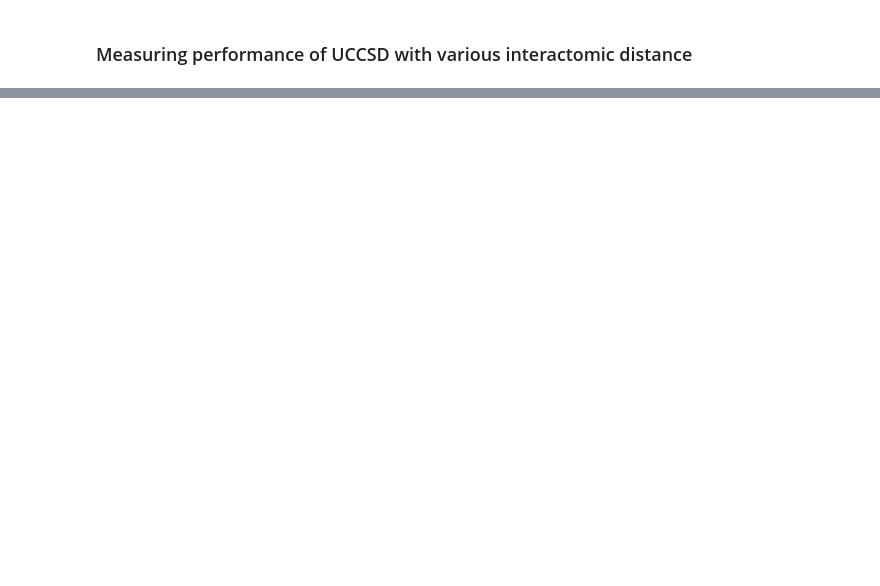
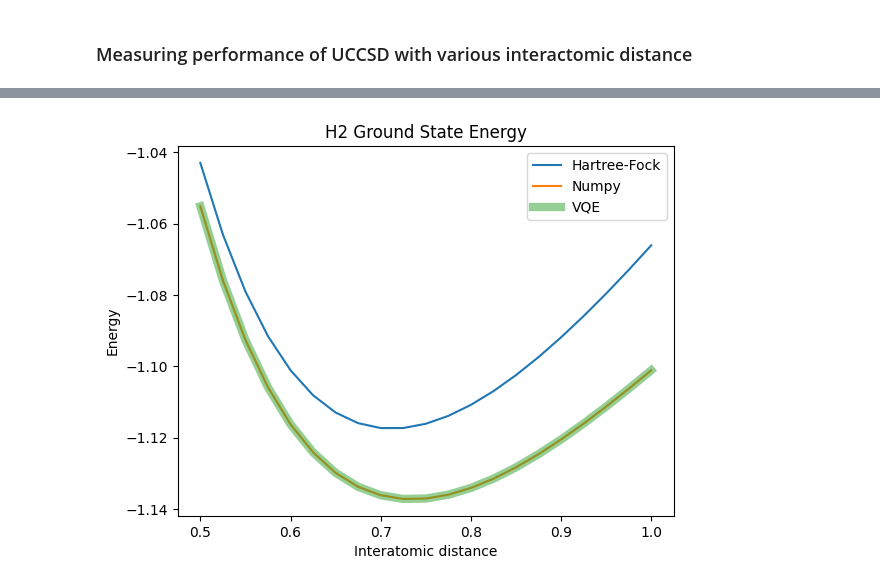
Before and after one commit to souravdatta/qcml_project, a Jupyter notebook: h2_ground_state_1.ipynb, the cells around one changed output, grey strips where cells are left out. Drawn from its saved outputs; the diff is of its cells as text; code cells hidden in the pictures; blank space fills up the shorter version.

```diff
--- a/h2_ground_state_1.ipynb
+++ b/h2_ground_state_1.ipynb
@@ -123,2 +127,25 @@ Wall time: 303 ms
 # %% [markdown]
 ### Measuring performance of UCCSD with various interactomic distance
+# %%
+# molecule = "H .0 .0 -{0}; H .0 .0 {0}"
+molecule = "H .0 .0 .0; H .0 .0 {0}"
+delta = 0.025
+steps = 20
+start = 0.5
+energies = np.empty(steps + 1)
+hf_energies = np.empty(steps + 1)
+np_energies = np.empty(steps + 1)
+distances = np.empty(steps + 1)
+# %%
+def run_simulation(dist):
+    print("\tMolecule: {}", molecule.format(dist))
+    driver = PySCFDriver(
+        atom=molecule.format(dist),
+        basis="sto3g",
+        charge=0,
+        spin=0,
+        unit=DistanceUnit.ANGSTROM,
+    )
+    problem = driver.run()
+
+    return (vqe_simulation(problem), numpy_simulation(problem))
@@ -124,0 +174,12 @@ Wall time: 303 ms
+# %%
+for step in range(steps + 1):
+    dist = start + (delta * step)
+    distances[step] = dist       # For later use in plotting
+    result1, result2 = run_simulation(dist)
+    energies[step] = result1.total_energies
+    hf_energies[step] = result1.hartree_fock_energy
+    np_energies[step] = result2.total_energies
+    print("Iteration: {}; Distance: {}; Energy: {}; Hartee-Fock: {}, NP Energy: {}".format(
+        step, dist, energies[step], hf_energies[step], np_energies[step])
+    )
+    print("=" * 10)
@@ -124,0 +205,11 @@ Wall time: 303 ms
+# %%
+plt.plot(distances, hf_energies, label="Hartree-Fock")
+plt.plot(distances, np_energies, label="Numpy")
+plt.plot(distances, energies, label="VQE", alpha=0.5, linewidth=6)
+plt.xlabel('Interatomic distance')
+plt.ylabel('Energy')
+plt.title('H2 Ground State Energy')
+plt.legend(loc='upper right')
+plt.show()
+# %% [output]
+[figure, added]
```
Also changed, not shown: parts of 9 cells of this notebook.
